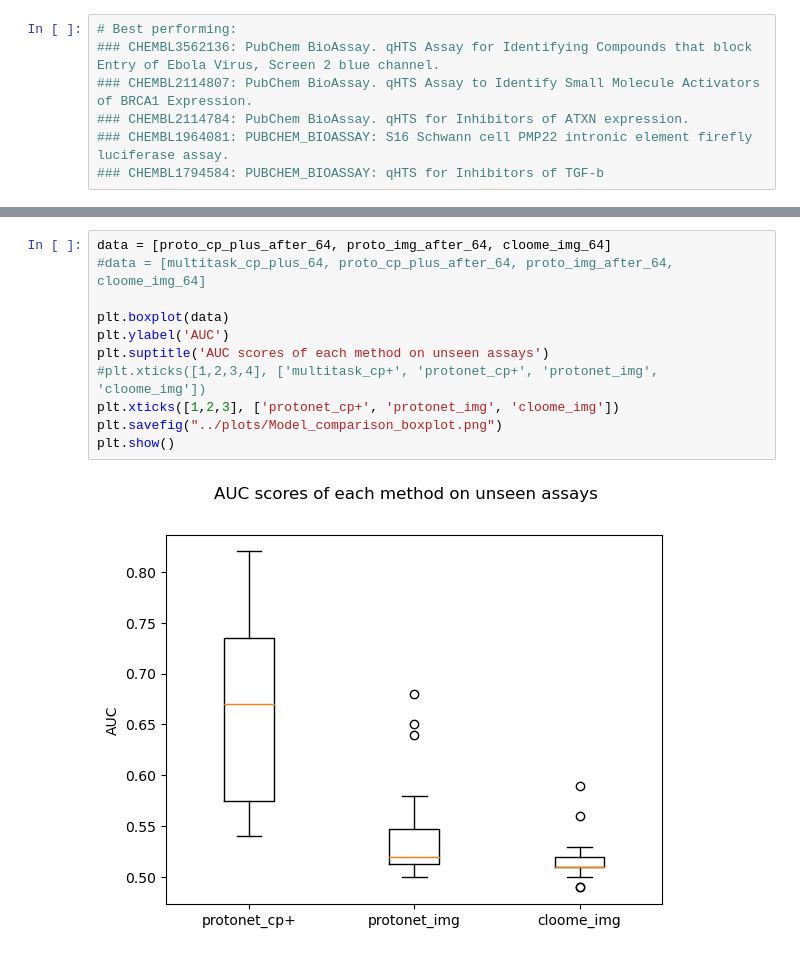
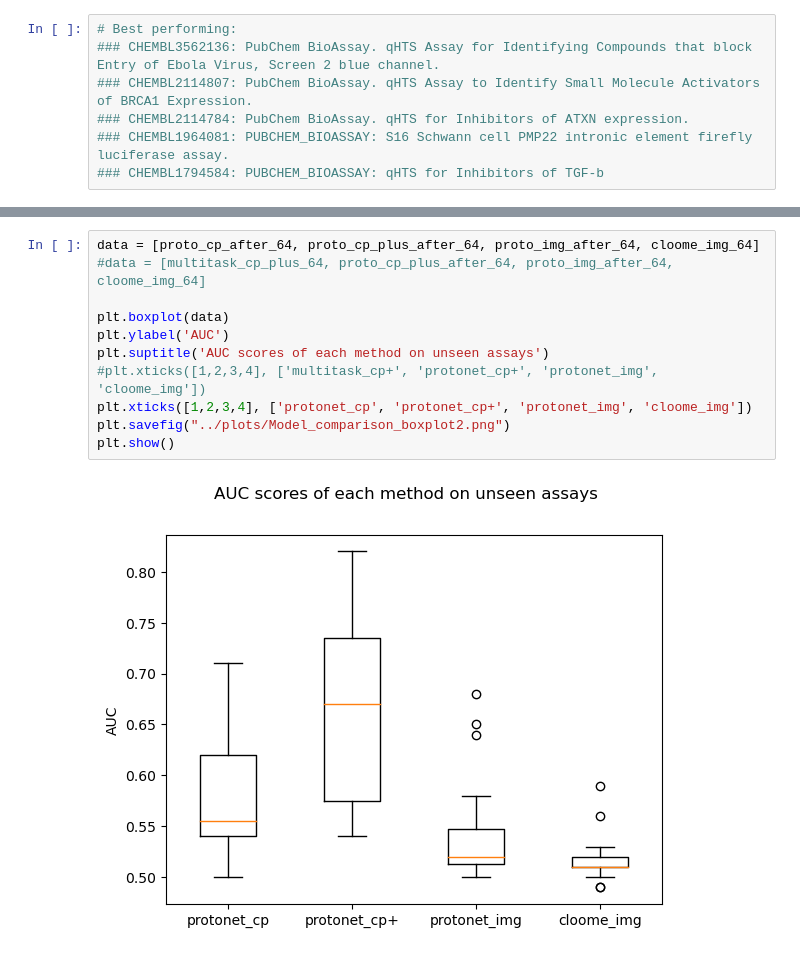
Before and after one commit to son-ha-264/FSL_CP, a Jupyter notebook: result/notebook/model_comparision.ipynb, the cells around one changed output, grey strips where cells are left out. Cells and saved outputs as stored; diff of their text form.

```diff
--- a/result/notebook/model_comparision.ipynb
+++ b/result/notebook/model_comparision.ipynb
@@ -117,13 +119,13 @@ with plt.style.context(['seaborn-v0_8-deep', 'seaborn']):
 # %%
-data = [proto_cp_plus_after_64, proto_img_after_64, cloome_img_64]
+data = [proto_cp_after_64, proto_cp_plus_after_64, proto_img_after_64, cloome_img_64]
 #data = [multitask_cp_plus_64, proto_cp_plus_after_64, proto_img_after_64, cloome_img_64]
 
 plt.boxplot(data)
 plt.ylabel('AUC')
 plt.suptitle('AUC scores of each method on unseen assays')
 #plt.xticks([1,2,3,4], ['multitask_cp+', 'protonet_cp+', 'protonet_img', 'cloome_img'])
-plt.xticks([1,2,3], ['protonet_cp+', 'protonet_img', 'cloome_img'])
-plt.savefig("../plots/Model_comparison_boxplot.png")
+plt.xticks([1,2,3,4], ['protonet_cp', 'protonet_cp+', 'protonet_img', 'cloome_img'])
+plt.savefig("../plots/Model_comparison_boxplot2.png")
 plt.show()
 # %% [output]
-[figure, old version]
+[figure, new version]
```
Also changed, not shown: parts of 2 cells of this notebook, 3 other files.
